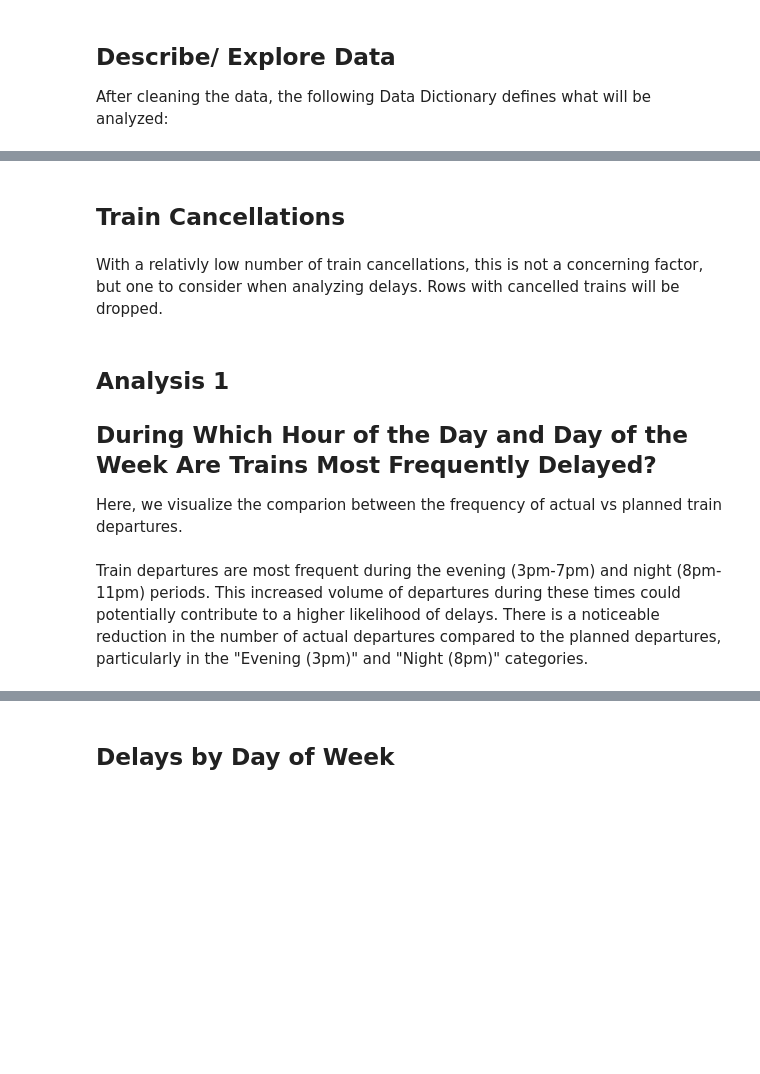
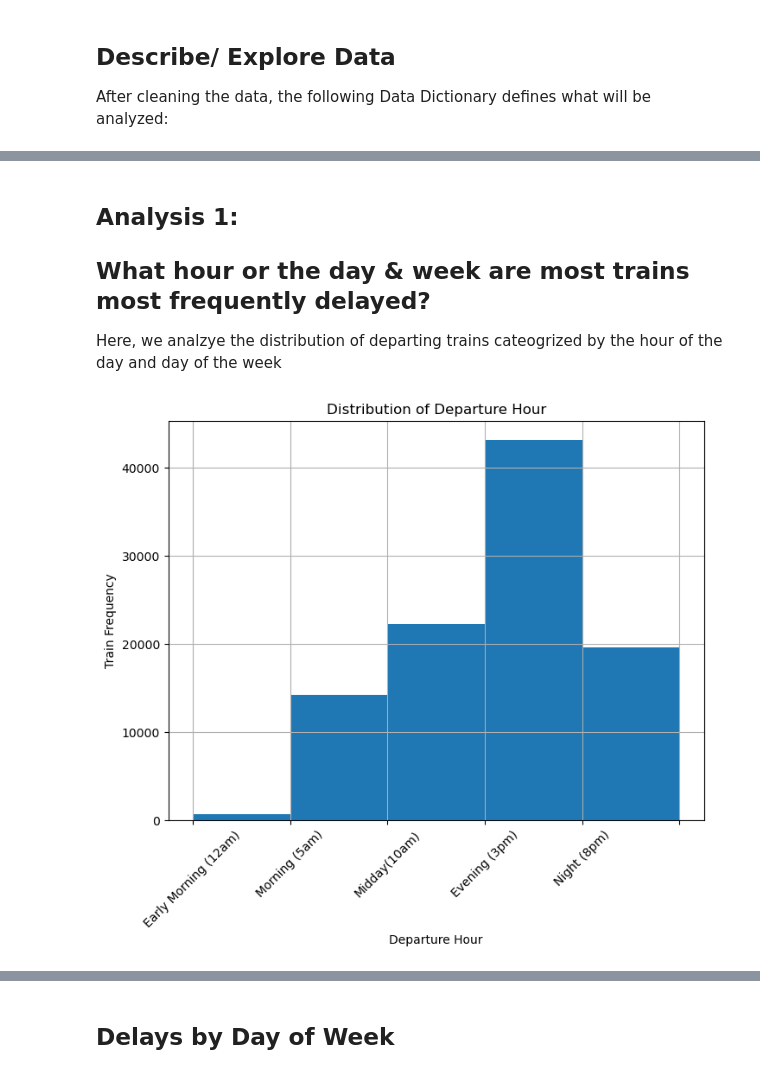
Before and after one commit to RSample12/Rail-Data-Final-Project, a Jupyter notebook: spark/jovyan/jovyan/rail_data_eda.ipynb, the cells around one changed output, grey strips where cells are left out. Cells and saved outputs as stored; diff of their text form; code cells hidden in the pictures; blank space fills up the shorter version.

```diff
--- a/spark/jovyan/jovyan/rail_data_eda.ipynb
+++ b/spark/jovyan/jovyan/rail_data_eda.ipynb
@@ -402,0 +297,8 @@ pandas_df
+# %%
+# Convert Easting & Northing to latitude & longitude
+def convert_to_latlon(easting, northing):
+    longitude, latitude = transformer.transform(easting, northing)
+    return longitude, latitude
+# %%
+# Convert easting/northing to lat/lon and store in DataFrame
+pandas_df[['Latitude', 'Longitude']] = pandas_df.apply(lambda row: pd.Series(convert_to_latlon(row['Easting'], row['Northing'])), axis=1)
@@ -407,26 +329,25 @@ Using the calculated latitude and longitude values, we catoergorized them into r
 # %%
-# Create regions: Northern, Southern, Eastern, Western, & Central
+# Region boundaries
 northern = 54.5  # Approx. above Yorkshire
 southern = 51.0  # Approx. below London
 eastern = -0.5   # East of the Prime Meridian
 western = -3.0   # West of the Prime Meridian
-# All else will return as Central
 
 # Function to categorize regions
-def categorize_region(latitude, longitude):
-    if latitude >= northern:
+def categorize_region(lat, lon):
+    if lat >= northern:
         return 'Northern'
-    elif latitude < southern:
+    elif lat < southern:
         return 'Southern'
-    elif longitude >= eastern:
+    elif lon >= eastern:
         return 'Eastern'
-    elif longitude < western:
+    elif lon < western:
         return 'Western'
     else:
         return 'Central'
 
-# Create new column for regions
-pandas_df['Region'] =pandas_df.apply(lambda row: categorize_region(row['Latitude'], row['Longitude']), axis=1)
+# Apply region categorization to DataFrame
+pandas_df['Region'] = pandas_df.apply(lambda row: categorize_region(row['Latitude'], row['Longitude']), axis=1)
 # %% [output]
 A value is trying to be set on a copy of a slice from a DataFrame.
 Try using .loc[row_indexer,col_indexer] = value instead
@@ -477,2 +393,0 @@ delayed_df.head(30)
-# %% [markdown]
-## Train Cancellations
@@ -491,2 +393,0 @@ print(f"Cancellation rate: {cancellation_rate:.2f}%")
-# %% [markdown]
-With a relativly low number of train cancellations, this is not a concerning factor, but one to consider when analyzing delays. Rows with cancelled trains will be dropped.
@@ -498,4 +394,4 @@ pandas_df
 # %% [markdown]
-## Analysis 1
-## During Which Hour of the Day and Day of the Week Are Trains Most Frequently Delayed?
-Here, we visualize the comparion between the frequency of actual vs planned train departures.
+## Analysis 1:
+## What hour or the day & week are most trains most frequently delayed?
+Here, we analzye the distribution of departing trains cateogrized by the hour of the day and day of the week
@@ -528,2 +397,0 @@ plt.show()
-# %% [markdown]
-Train departures are most frequent during the evening (3pm-7pm) and night (8pm-11pm) periods. This increased volume of departures during these times could potentially contribute to a higher likelihood of delays. There is a noticeable reduction in the number of actual departures compared to the planned departures, particularly in the "Evening (3pm)" and "Night (8pm)" categories.
@@ -556,0 +398,18 @@ plt.show()
+# %%
+# create distributions
+import seaborn as sns
+import matplotlib.pyplot as plt
+
+bins = [0, 5, 10, 15, 20, 25]
+labels = ['Early Morning (12am)', 'Morning (5am)', 'Midday(10am)', 'Evening (3pm)', 'Night (8pm)', ' ']
+
+plt.figure(figsize=(8, 6))
+plt.hist(pandas_df['planned_dep_hour'], bins=bins)
+plt.title('Distribution of Departure Hour')
+plt.xlabel('Departure Hour')
+plt.ylabel('Train Frequency')
+plt.xticks(bins, labels, rotation=45)
+plt.grid()
+plt.show()
+# %% [output]
+[figure, added]
```
Also changed, not shown: parts of 75 cells of this notebook, 3 other files.
